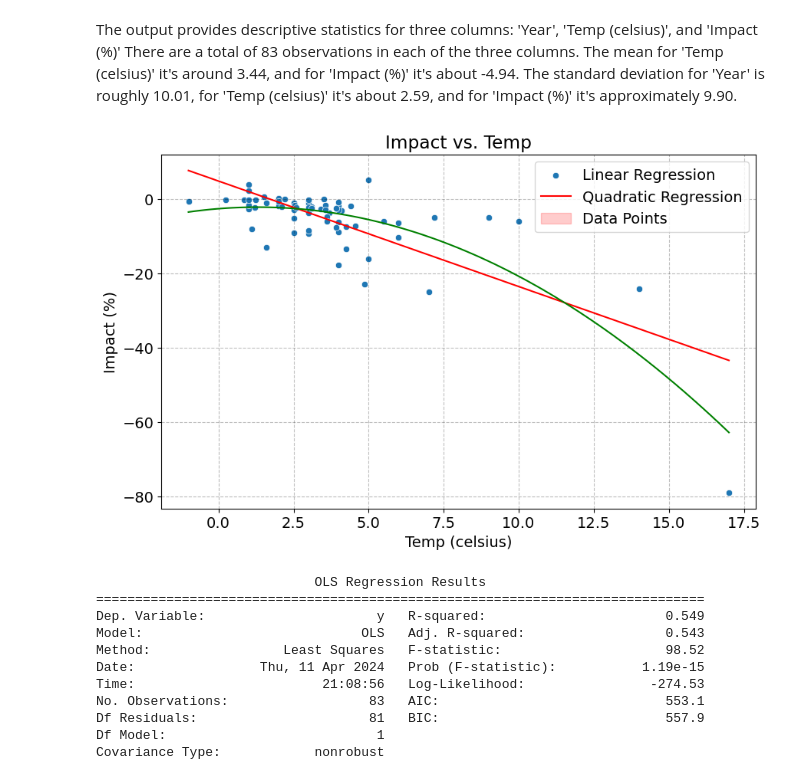
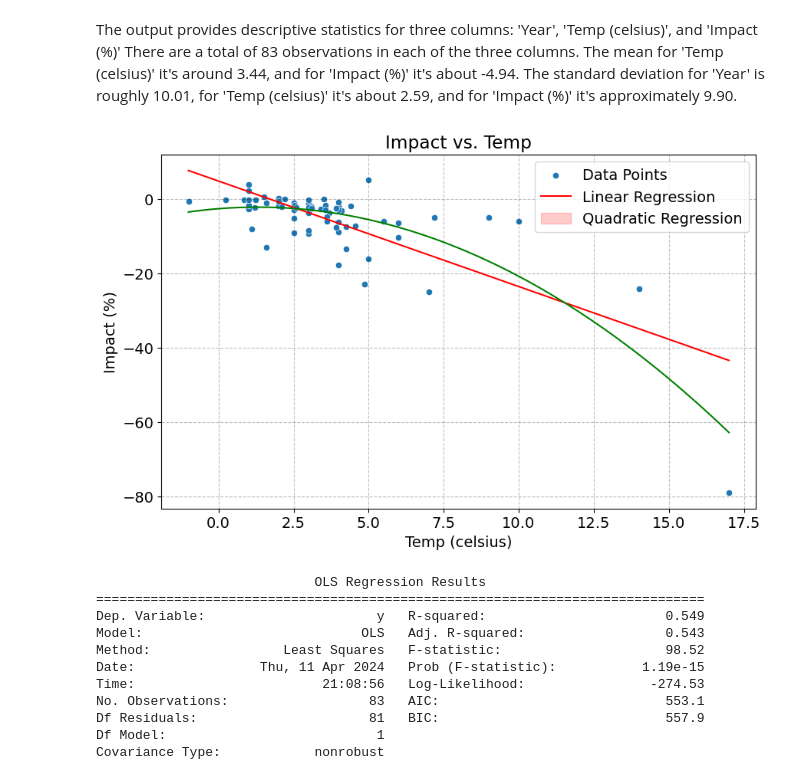
Before and after one commit to NumEconCopenhagen/projects-2024-carl-emil-nicholas-og-christian, a Jupyter notebook: dataproject/dataproject.ipynb, the cells around one changed output. Cells and saved outputs as stored; diff of their text form; code cells hidden in the pictures.

```diff
--- a/dataproject/dataproject.ipynb
+++ b/dataproject/dataproject.ipynb
@@ -101,40 +101,37 @@ There are a total of 83 observations in each of the three columns.
 The mean for 'Temp (celsius)' it's around 3.44, and for 'Impact (%)' it's about -4.94.
 The standard deviation for 'Year' is roughly 10.01, for 'Temp (celsius)' it's about 2.59, and for 'Impact (%)' it's approximately 9.90.
 # %%
-import seaborn as sns
-import matplotlib.pyplot as plt
-import numpy as np
 from sklearn.linear_model import LinearRegression
 from sklearn.preprocessing import PolynomialFeatures
 
-# Scatter plot af det samlede datasæt
+# Scatter plot of the total data set
 plt.figure(figsize=(10, 6))
 sns.scatterplot(x='Temp (celsius)', y='Impact (%)', data=Total_data_set)
 
-# Lineær regression
+# Linear regression
 model_linear = LinearRegression()
 X = Total_data_set['Temp (celsius)'].values.reshape(-1, 1)
 y = Total_data_set['Impact (%)'].values
 model_linear.fit(X, y)
 sns.lineplot(x=Total_data_set['Temp (celsius)'], y=model_linear.predict(X), color='red')
 
-# Kvadratisk regression
+# Quadratic regression
 poly = PolynomialFeatures(degree=2)
 X_poly = poly.fit_transform(X)
 model_quad = LinearRegression()
 model_quad.fit(X_poly, y)
 X_fit = np.linspace(Total_data_set['Temp (celsius)'].min(), Total_data_set['Temp (celsius)'].max(), 100)
 X_fit_poly = poly.fit_transform(X_fit.reshape(-1, 1))
 sns.lineplot(x=X_fit, y=model_quad.predict(X_fit_poly), color='green')
 
 plt.title('Impact vs. Temp')
 plt.xlabel('Temp (celsius)')
 plt.ylabel('Impact (%)')
-plt.legend(['Linear Regression', 'Quadratic Regression', 'Data Points'])
+plt.legend(['Data Points','Linear Regression', 'Quadratic Regression'])
 plt.grid(True)
 plt.show()
 # %% [output]
-[figure, old version]
+[figure, new version]
 # %%
 import statsmodels.api as sm
 
```
Also changed, not shown: parts of 5 cells of this notebook.
